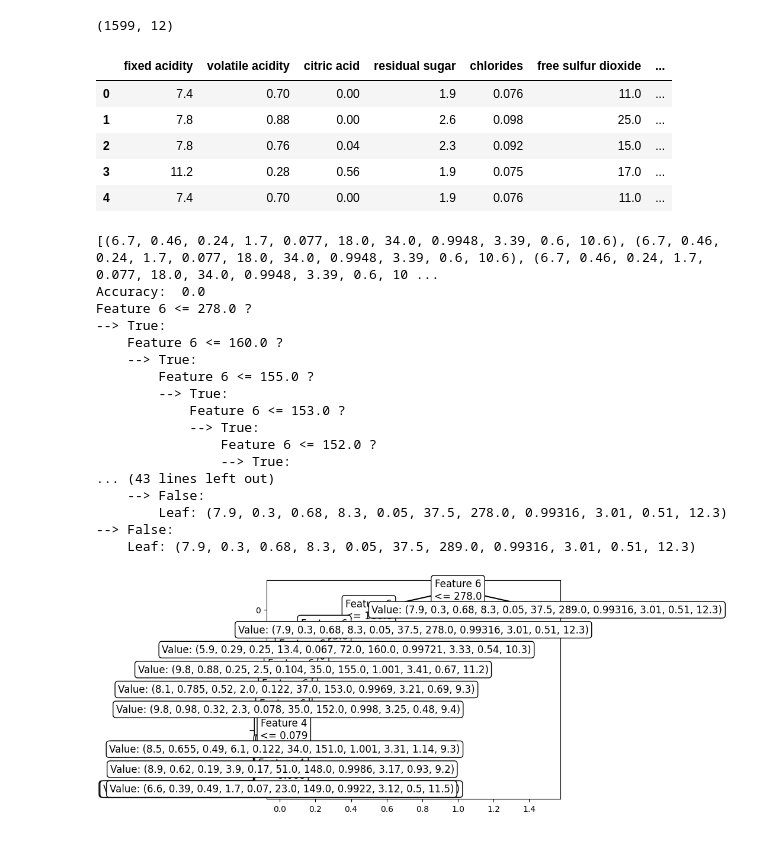
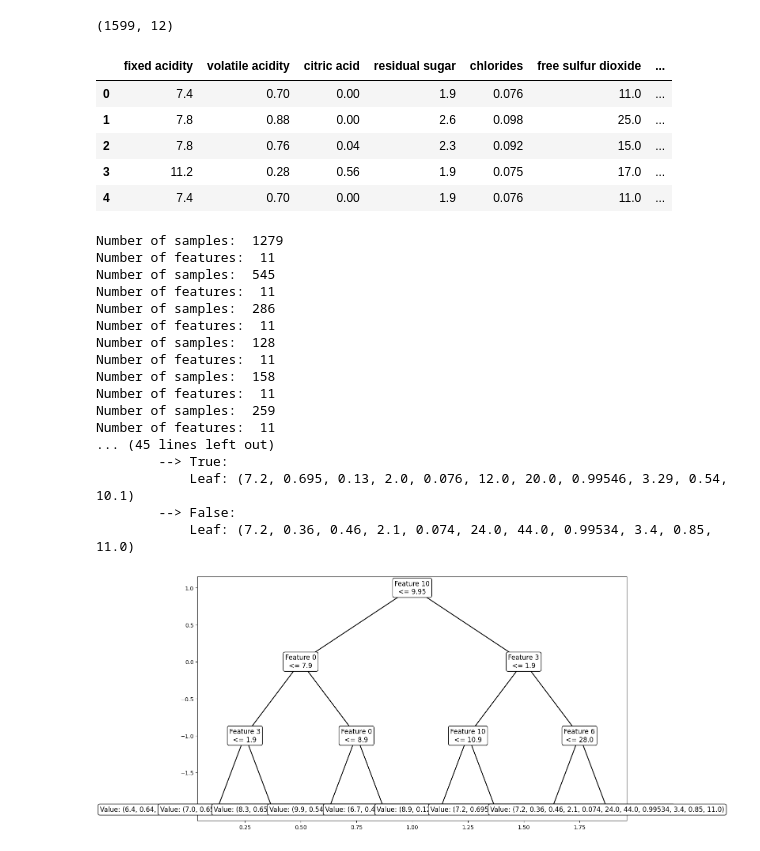
Before and after one commit to KissDanielMark/DecisionTree, a Jupyter notebook: WP871Q.ipynb, the cells around one changed output. Saved outputs shown, nothing was run; the diff lists cells and outputs as text; code cells hidden in the pictures.

```diff
--- a/WP871Q.ipynb
+++ b/WP871Q.ipynb
@@ -262,48 +264,49 @@ X_train, X_test, y_train, y_test = train_test_split(X, y, test_size=0.2, random_
 display("y_train:",y_train, "y_train.shape:",y_train.shape)
 
 display("X_test:",X_test, "X_test.shape:",X_test.shape)
 display("y_test:",y_test, "y_test.shape:",y_test.shape)"""
 
 #Döntési fa tanítása
-decision_tree = DecisionTree(max_depth=10, split_criterion="mse", random_state=0)
+decision_tree = DecisionTree(max_depth=3, split_criterion="information_gain", random_state=0)
 decision_tree.fit(X_train, y_train)
 
 #Döntési fa kiértékelése
 y_pred = decision_tree.predict(X_test)
 
 def accuracy(y_test, y_pred):
     return np.sum(y_test == y_pred) / len(y_test)
 
 acc = accuracy(y_test, y_pred)
 print("Accuracy: ", acc)
 
 decision_tree.print_tree()
+plt.figure(figsize=(14, 8))
 decision_tree.plot_tree_the_second(decision_tree.root, 0, 1, 1, 1)
 
 #dt.print()
 # %% [output]
 (1599, 12)
 |  | fixed acidity | volatile acidity | citric acid | residual sugar | chlorides | free sulfur dioxide | ... |
 | 0 | 7.4 | 0.70 | 0.00 | 1.9 | 0.076 | 11.0 | ... |
 | 1 | 7.8 | 0.88 | 0.00 | 2.6 | 0.098 | 25.0 | ... |
 | 2 | 7.8 | 0.76 | 0.04 | 2.3 | 0.092 | 15.0 | ... |
 | 3 | 11.2 | 0.28 | 0.56 | 1.9 | 0.075 | 17.0 | ... |
 | 4 | 7.4 | 0.70 | 0.00 | 1.9 | 0.076 | 11.0 | ... |
-[(6.7, 0.46, 0.24, 1.7, 0.077, 18.0, 34.0, 0.9948, 3.39, 0.6, 10.6), (6.7, 0.46, 0.24, 1.7, 0.077, 18.0, 34.0, 0.9948, 3.39, 0.6, 10.6), (6.7, 0.46, 0.24, 1.7, 0.077, 18.0, 34.0, 0.9948, 3.39, 0.6, 10 ...
-Accuracy:  0.0
-Feature 6 <= 278.0 ?
---> True:
-    Feature 6 <= 160.0 ?
-    --> True:
-        Feature 6 <= 155.0 ?
+Number of samples:  1279
+Number of features:  11
+Number of samples:  545
+Number of features:  11
+Number of samples:  286
+Number of features:  11
+Number of samples:  128
+Number of features:  11
+Number of samples:  158
+Number of features:  11
+Number of samples:  259
+Number of features:  11
+... (45 lines left out)
         --> True:
-            Feature 6 <= 153.0 ?
-            --> True:
-                Feature 6 <= 152.0 ?
-                --> True:
-... (43 lines left out)
-    --> False:
-        Leaf: (7.9, 0.3, 0.68, 8.3, 0.05, 37.5, 278.0, 0.99316, 3.01, 0.51, 12.3)
---> False:
-    Leaf: (7.9, 0.3, 0.68, 8.3, 0.05, 37.5, 289.0, 0.99316, 3.01, 0.51, 12.3)
+            Leaf: (7.2, 0.695, 0.13, 2.0, 0.076, 12.0, 20.0, 0.99546, 3.29, 0.54, 10.1)
+        --> False:
+            Leaf: (7.2, 0.36, 0.46, 2.1, 0.074, 24.0, 44.0, 0.99534, 3.4, 0.85, 11.0)
-[figure, old version]
+[figure, new version]
```
Also changed, not shown: parts of 1 cell of this notebook.
